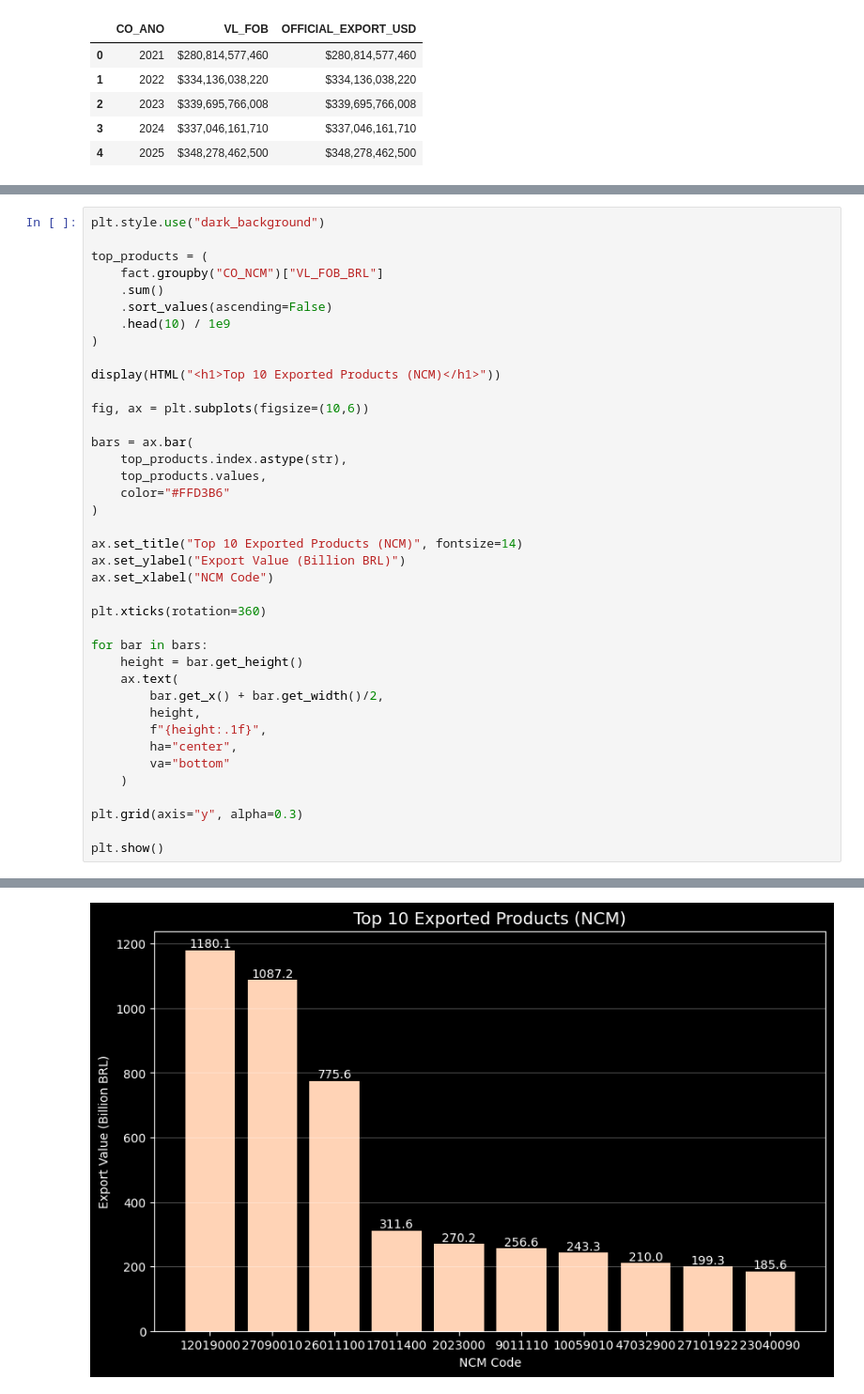
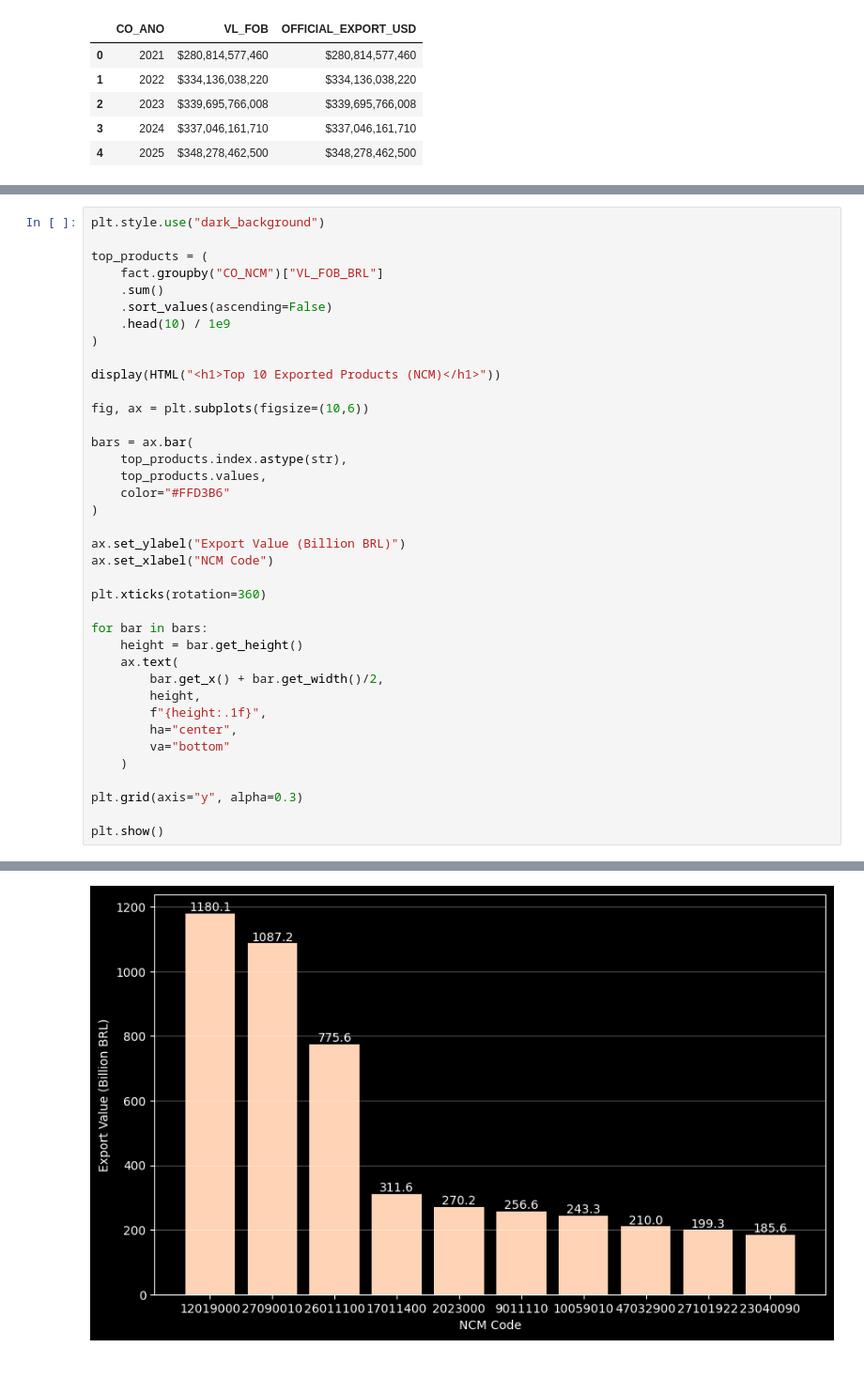
Before and after one commit to loregbrw/agro-xpto-data-analysis, a Jupyter notebook: notebooks/eda.ipynb, the cells around one changed output, grey strips where cells are left out. Shown at 94% size. Saved outputs shown, nothing was run; the diff lists cells and outputs as text; blank space fills up the shorter version.

```diff
--- a/notebooks/eda.ipynb
+++ b/notebooks/eda.ipynb
@@ -184,7 +180,6 @@ bars = ax.bar(
     color="#FFD3B6"
 )
 
-ax.set_title("Top 10 Exported Products (NCM)", fontsize=14)
 ax.set_ylabel("Export Value (Billion BRL)")
 ax.set_xlabel("NCM Code")
 
@@ -207 +203 @@ plt.show()
-[figure, old version]
+[figure, new version]
```
Also changed, not shown: parts of 5 cells of this notebook.
